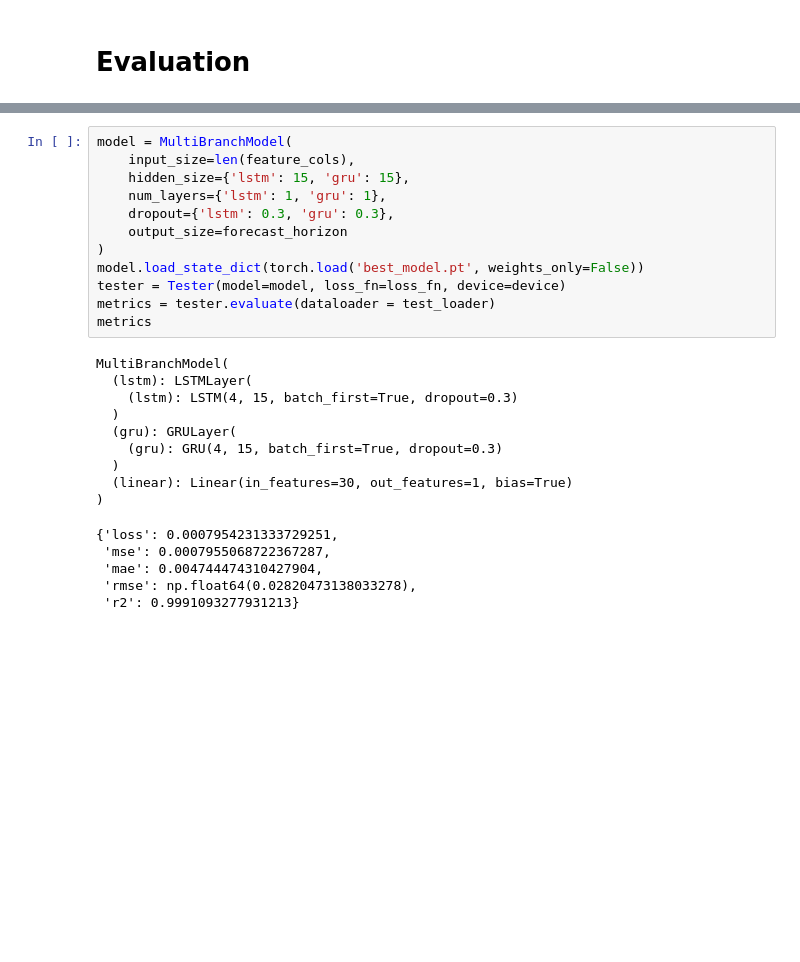
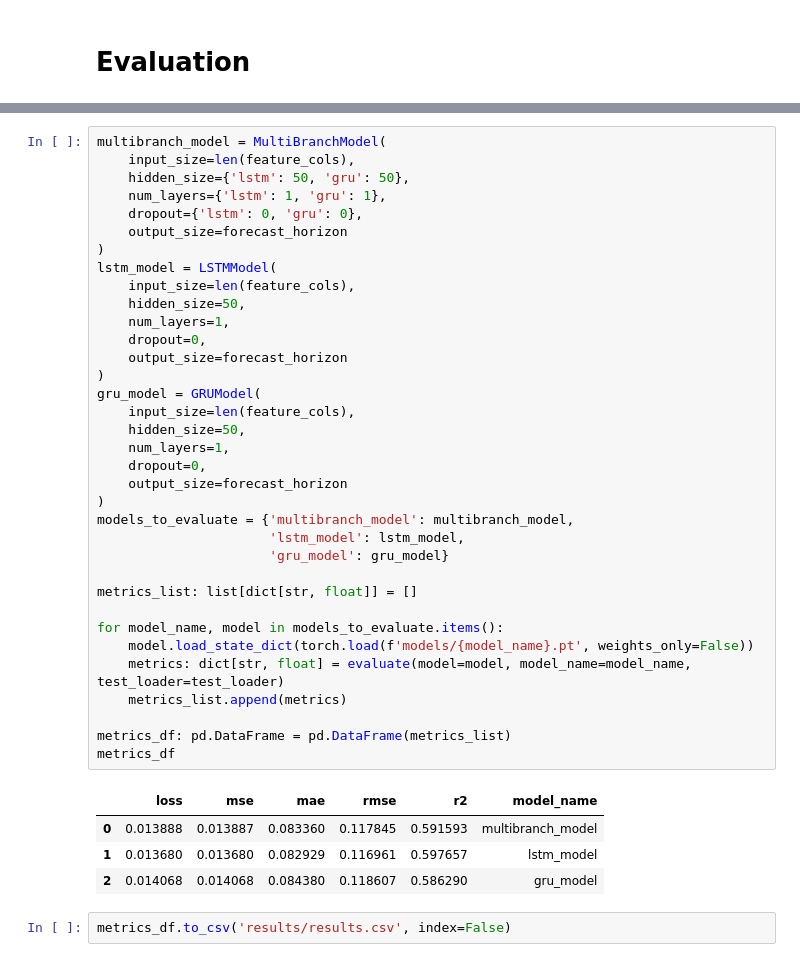
Before and after one commit to tobiasgrandi/Multibranch-TimeSeries-NN, a Jupyter notebook: training.ipynb, the cells around one changed output, grey strips where cells are left out. Cells and saved outputs as stored; diff of their text form; blank space fills up the shorter version.

```diff
--- a/training.ipynb
+++ b/training.ipynb
@@ -234,27 +257,42 @@ plt.show()
 # %%
-model = MultiBranchModel(
+multibranch_model = MultiBranchModel(
     input_size=len(feature_cols),
-    hidden_size={'lstm': 15, 'gru': 15},
+    hidden_size={'lstm': 50, 'gru': 50},
     num_layers={'lstm': 1, 'gru': 1},
-    dropout={'lstm': 0.3, 'gru': 0.3},
+    dropout={'lstm': 0, 'gru': 0},
     output_size=forecast_horizon
 )
-model.load_state_dict(torch.load('best_model.pt', weights_only=False))
-tester = Tester(model=model, loss_fn=loss_fn, device=device)
-metrics = tester.evaluate(dataloader = test_loader)
-metrics
+lstm_model = LSTMModel(
+    input_size=len(feature_cols),
+    hidden_size=50,
+    num_layers=1,
+    dropout=0,
+    output_size=forecast_horizon
+)
+gru_model = GRUModel(
+    input_size=len(feature_cols),
+    hidden_size=50,
+    num_layers=1,
+    dropout=0,
+    output_size=forecast_horizon
+)
+models_to_evaluate = {'multibranch_model': multibranch_model,
+                      'lstm_model': lstm_model,
+                      'gru_model': gru_model}
+
+metrics_list: list[dict[str, float]] = []
+
+for model_name, model in models_to_evaluate.items():
+    model.load_state_dict(torch.load(f'models/{model_name}.pt', weights_only=False))
+    metrics: dict[str, float] = evaluate(model=model, model_name=model_name, test_loader=test_loader)
+    metrics_list.append(metrics)
+
+metrics_df: pd.DataFrame = pd.DataFrame(metrics_list)
+metrics_df
 # %% [output]
-MultiBranchModel(
-  (lstm): LSTMLayer(
-    (lstm): LSTM(4, 15, batch_first=True, dropout=0.3)
-  )
-  (gru): GRULayer(
-    (gru): GRU(4, 15, batch_first=True, dropout=0.3)
-  )
-  (linear): Linear(in_features=30, out_features=1, bias=True)
-)
-{'loss': 0.0007954231333729251,
- 'mse': 0.0007955068722367287,
- 'mae': 0.004744474310427904,
- 'rmse': np.float64(0.02820473138033278),
- 'r2': 0.9991093277931213}
+|  | loss | mse | mae | rmse | r2 | model_name |
+| 0 | 0.013888 | 0.013887 | 0.083360 | 0.117845 | 0.591593 | multibranch_model |
+| 1 | 0.013680 | 0.013680 | 0.082929 | 0.116961 | 0.597657 | lstm_model |
+| 2 | 0.014068 | 0.014068 | 0.084380 | 0.118607 | 0.586290 | gru_model |
+# %%
+metrics_df.to_csv('results/results.csv', index=False)
```
Also changed, not shown: parts of 11 cells of this notebook, 6 other files.
